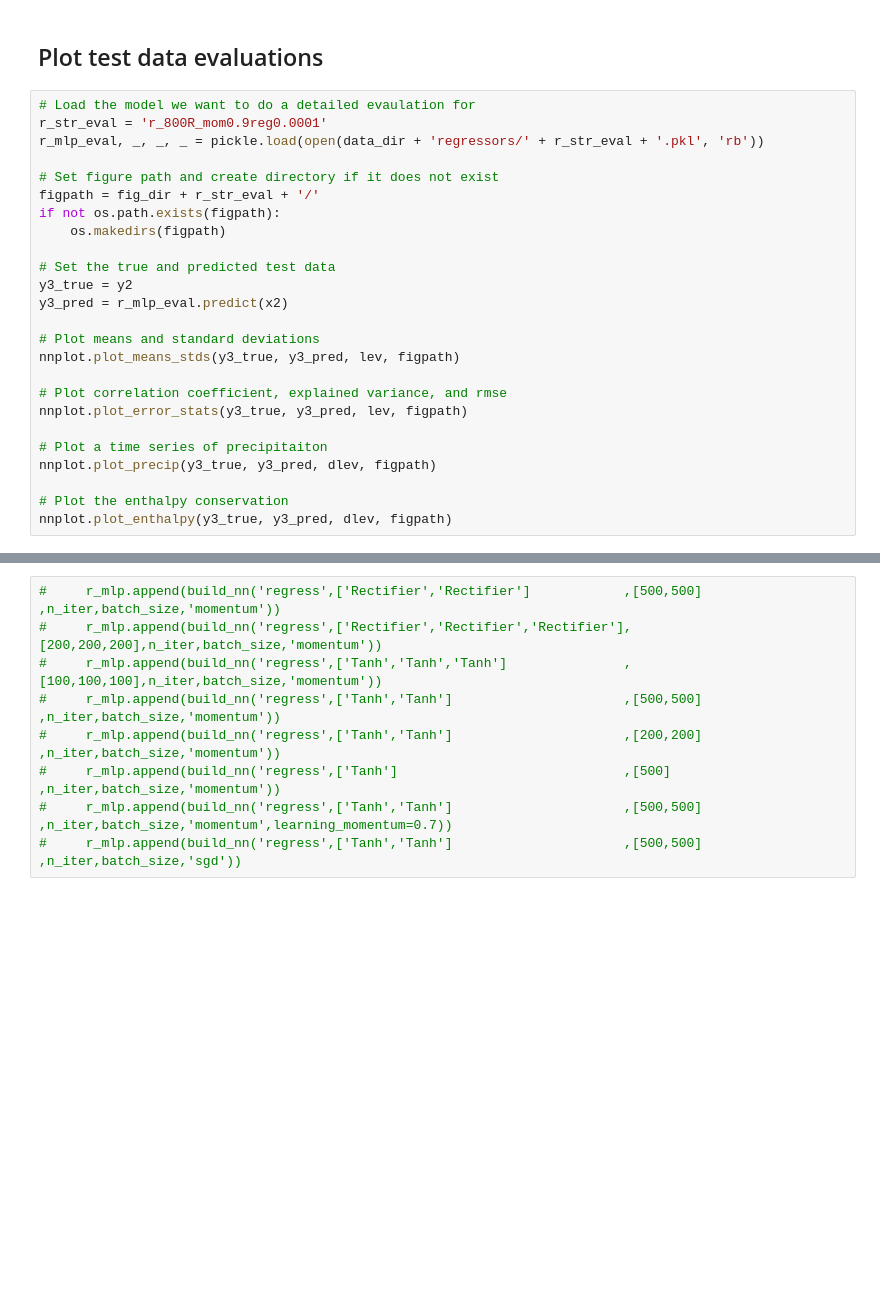
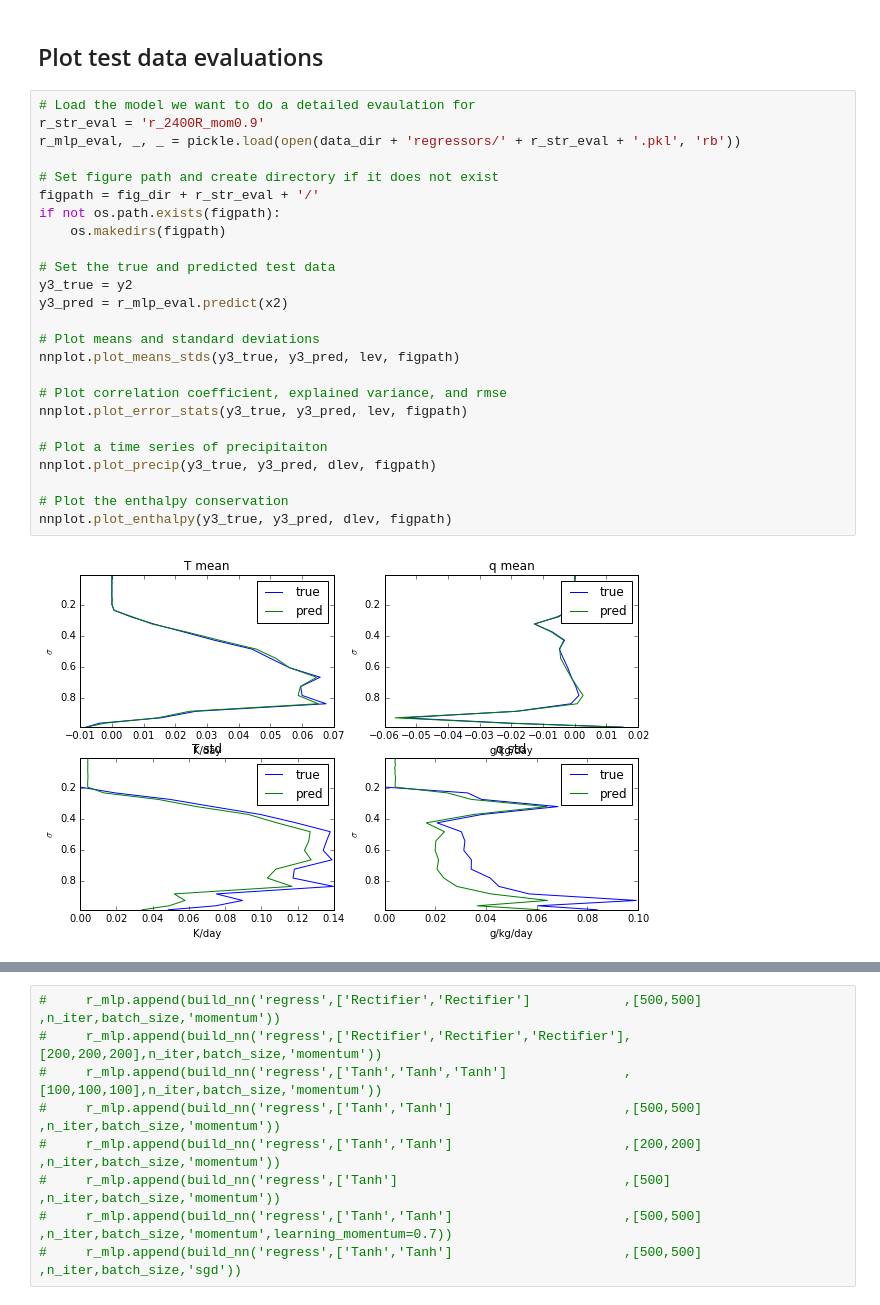
Before and after one commit to jgdwyer/ML-convection, a Jupyter notebook: Neural Network Workbook.ipynb, the cells around one changed output, grey strips where cells are left out. Saved outputs shown, nothing was run; the diff lists cells and outputs as text; blank space fills up the shorter version.

```diff
--- a/Neural Network Workbook.ipynb
+++ b/Neural Network Workbook.ipynb
@@ -104,26 +102,28 @@ nntrain.plot_model_error_over_time(r_errors, r_str, fig_dir + 'compare/','r')
 ## Plot test data evaluations
 # %%
 # Load the model we want to do a detailed evaulation for
-r_str_eval = 'r_800R_mom0.9reg0.0001'
-r_mlp_eval, _, _, _ = pickle.load(open(data_dir + 'regressors/' + r_str_eval + '.pkl', 'rb'))
+r_str_eval = 'r_2400R_mom0.9'
+r_mlp_eval, _, _ = pickle.load(open(data_dir + 'regressors/' + r_str_eval + '.pkl', 'rb'))
 
 # Set figure path and create directory if it does not exist
 figpath = fig_dir + r_str_eval + '/'
 if not os.path.exists(figpath):
     os.makedirs(figpath)
 
 # Set the true and predicted test data
 y3_true = y2
 y3_pred = r_mlp_eval.predict(x2)
 
 # Plot means and standard deviations
 nnplot.plot_means_stds(y3_true, y3_pred, lev, figpath)
 
 # Plot correlation coefficient, explained variance, and rmse
 nnplot.plot_error_stats(y3_true, y3_pred, lev, figpath)
 
 # Plot a time series of precipitaiton
 nnplot.plot_precip(y3_true, y3_pred, dlev, figpath)
 
 # Plot the enthalpy conservation
 nnplot.plot_enthalpy(y3_true, y3_pred, dlev, figpath)
+# %% [output]
+[figure, added]
```
Also changed, not shown: parts of 5 cells of this notebook, 5 other files.
